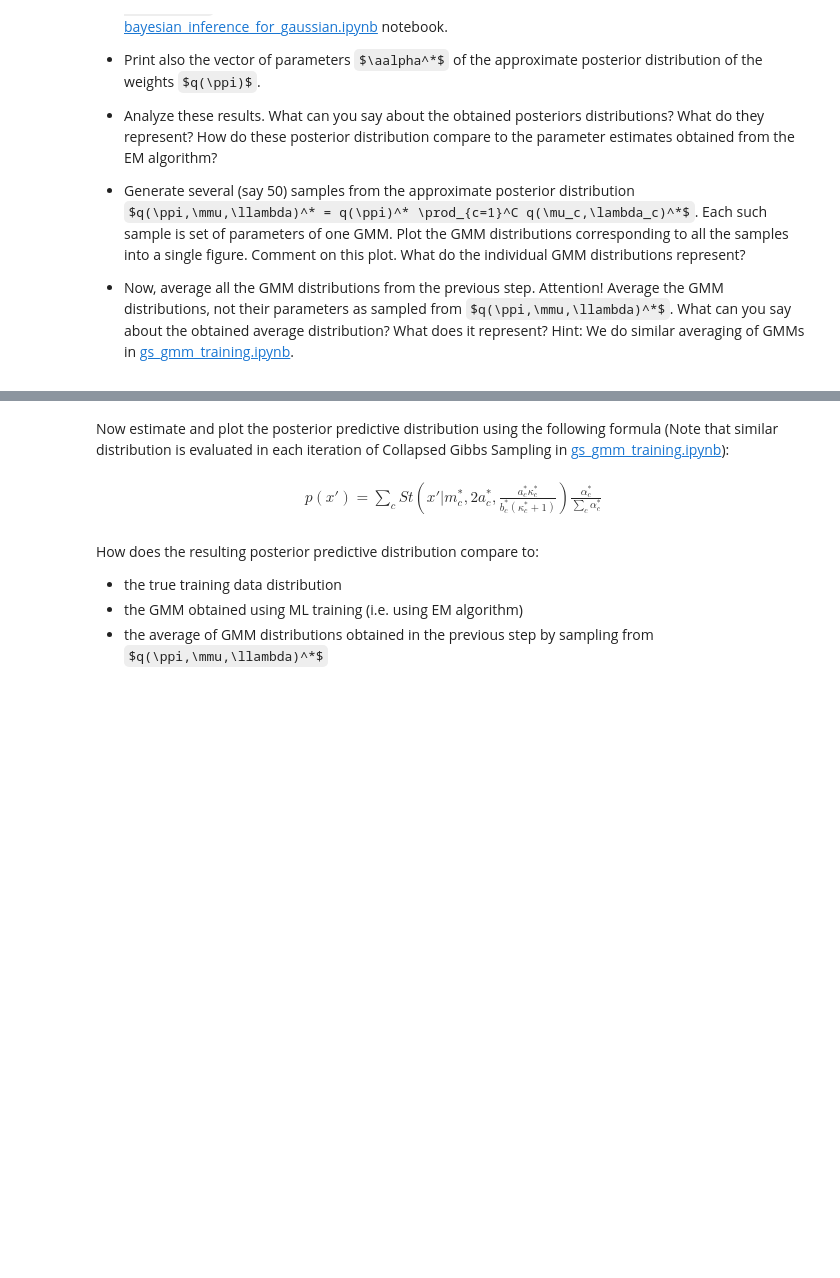
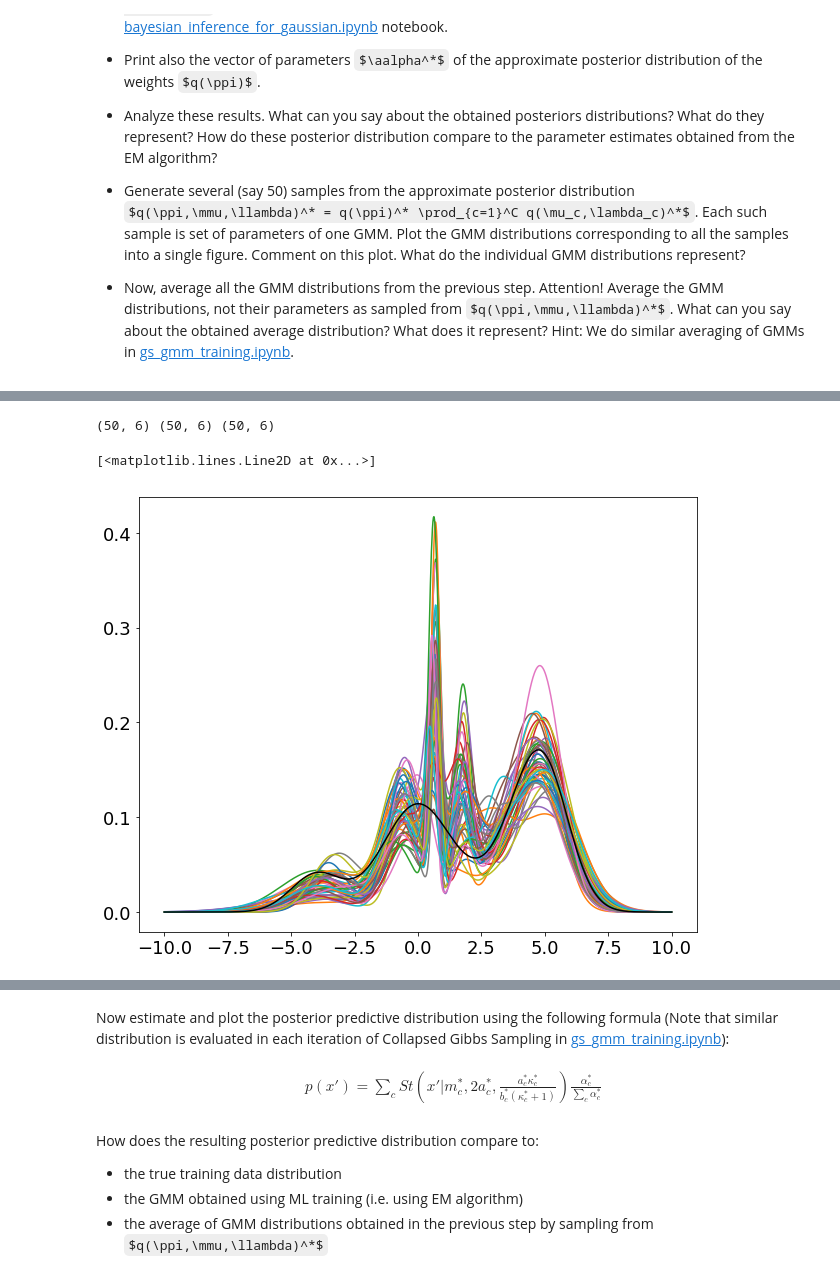
Before and after one commit to jbayardo/eci2017-bayesian-final, a Jupyter notebook: ECI2017_BayesianModels_Assignment.ipynb, the cells around one changed output, grey strips where cells are left out. Saved outputs shown, nothing was run; the diff lists cells and outputs as text; code cells hidden in the pictures; some formulas as TeX source; blank space fills up the shorter version.

Commit message:
Fix training, add plot of sampled distributions

```diff
--- a/ECI2017_BayesianModels_Assignment.ipynb
+++ b/ECI2017_BayesianModels_Assignment.ipynb
@@ -213,3 +226,27 @@ def QApproximate_rvs(N, alpha, ):
+# %%
+def q_rvs(N, C, alpha, m, kappa, a, b):
+    pis = sps.dirichlet.rvs(alpha, N)
+
+    mus = np.zeros(shape=(C, N))
+    lambdas = np.zeros(shape=(C, N))
+    for c in range(C):
+        mus[c], lambdas[c] = NormalGamma_rvs(m[c], kappa[c], a[c], b[c], N)
+    mus = mus.T
+    lambdas = lambdas.T
+    return pis, mus, lambdas
+
+num_gmm_samples = 50
+pis, mus, lambdas = q_rvs(num_gmm_samples, C, alpha, m, kappa, a, b)
+print(pis.shape, mus.shape, lambdas.shape)
+lambdas = 1.0/lambdas
+for i in range(num_gmm_samples):
+    pdf = GMM_pdf(t, mus[i], lambdas[i], pis[i])
+    plt.plot(t, pdf)
+plt.plot(t, true_GMM_pdf, 'black')
+# %% [output]
+(50, 6) (50, 6) (50, 6)
+[<matplotlib.lines.Line2D at 0x...>]
+[figure, added]
 # %%
 import matplotlib.pyplot as plt
 
```
Also changed, not shown: parts of 7 cells of this notebook.
